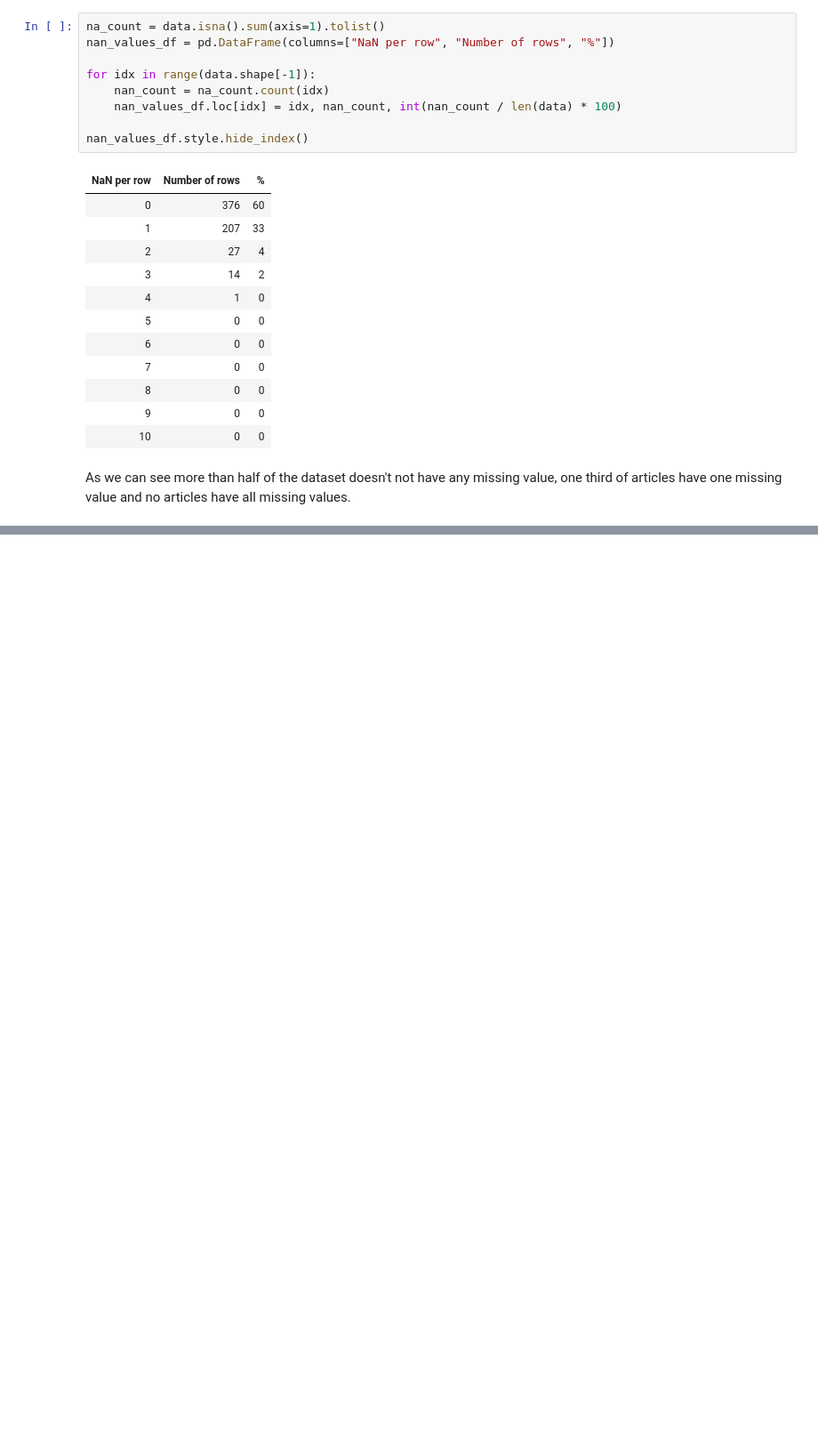
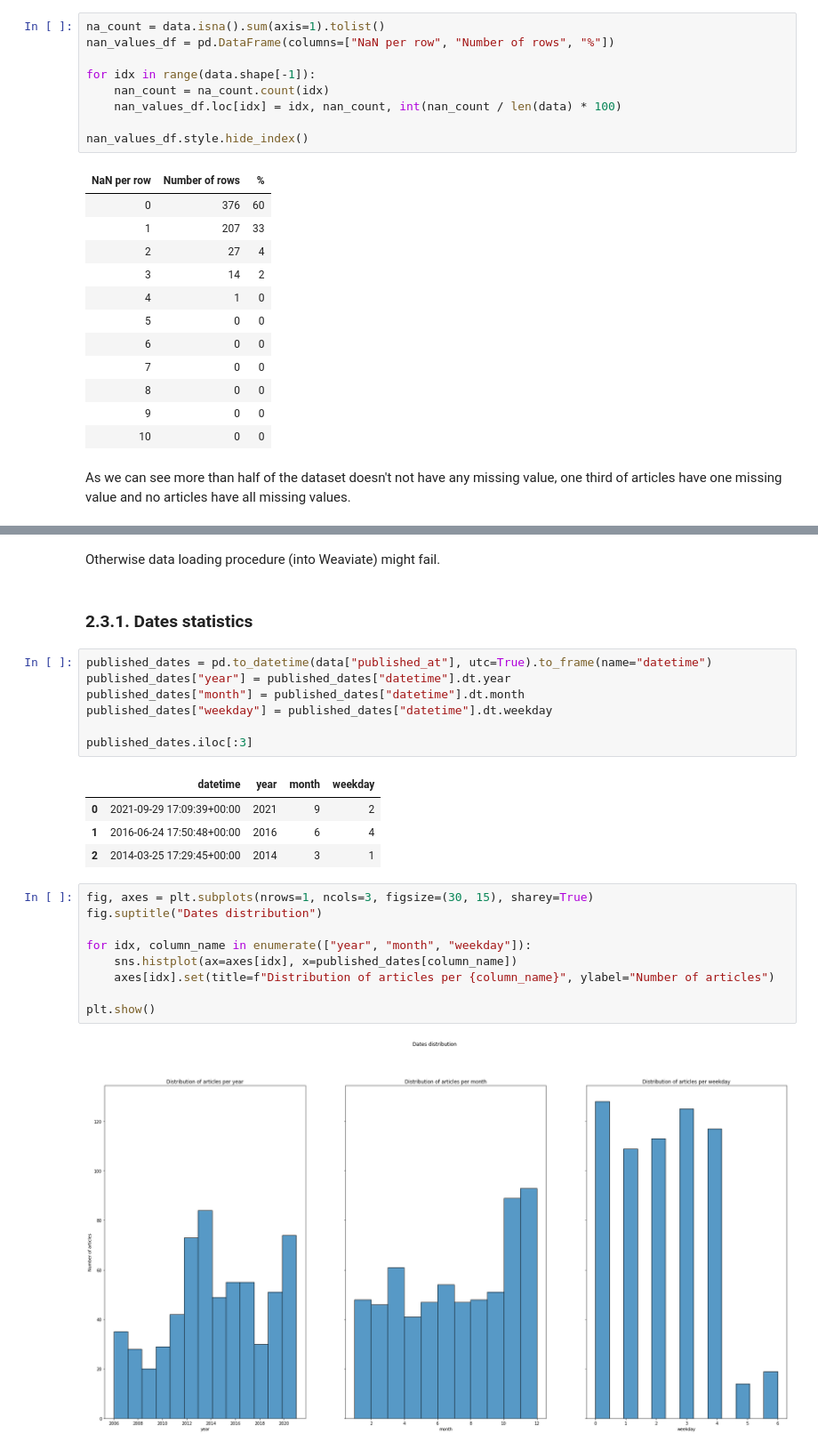
Before and after one commit to Andrei-Aksionov/Weaviate-demo, a Jupyter notebook: notebooks/EDA.ipynb, the cells around one changed output, grey strips where cells are left out. Shown at 89% size. Saved outputs shown, nothing was run; the diff lists cells and outputs as text; blank space fills up the shorter version.

```diff
--- a/notebooks/EDA.ipynb
+++ b/notebooks/EDA.ipynb
@@ -135,0 +235,27 @@ As we can see more than half of the dataset doesn't not have any missing value,
+# %% [markdown]
+Otherwise data loading procedure (into Weaviate) might fail.
+# %% [markdown]
+### 2.3.1. Dates statistics
+# %%
+published_dates = pd.to_datetime(data["published_at"], utc=True).to_frame(name="datetime")
+published_dates["year"] = published_dates["datetime"].dt.year
+published_dates["month"] = published_dates["datetime"].dt.month
+published_dates["weekday"] = published_dates["datetime"].dt.weekday
+
+published_dates.iloc[:3]
+# %% [output]
+|  | datetime | year | month | weekday |
+| 0 | 2021-09-29 17:09:39+00:00 | 2021 | 9 | 2 |
+| 1 | 2016-06-24 17:50:48+00:00 | 2016 | 6 | 4 |
+| 2 | 2014-03-25 17:29:45+00:00 | 2014 | 3 | 1 |
+# %%
+fig, axes = plt.subplots(nrows=1, ncols=3, figsize=(30, 15), sharey=True)
+fig.suptitle("Dates distribution")
+
+for idx, column_name in enumerate(["year", "month", "weekday"]):
+    sns.histplot(ax=axes[idx], x=published_dates[column_name])
+    axes[idx].set(title=f"Distribution of articles per {column_name}", ylabel="Number of articles")
+
+plt.show()
+# %% [output]
+[figure, added]
```
Also changed, not shown: parts of 57 cells of this notebook, 2 other files.
